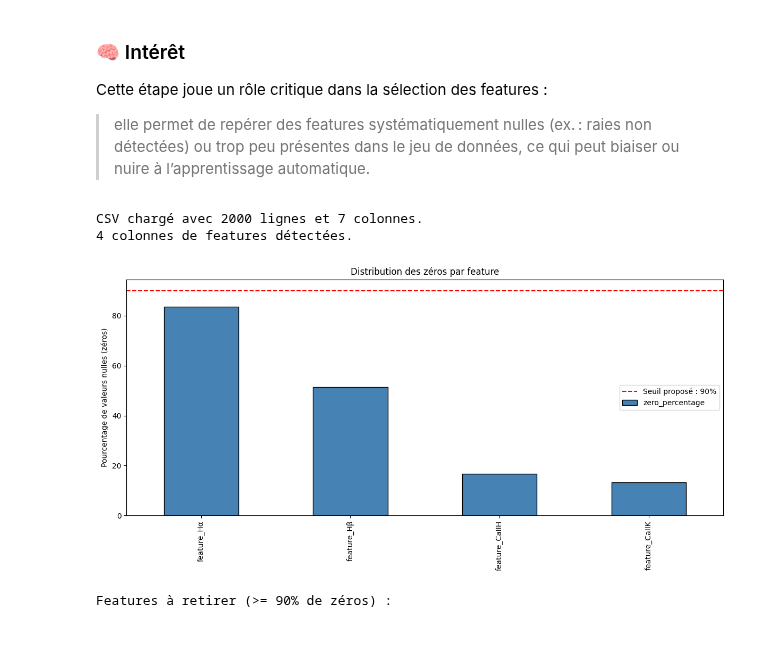
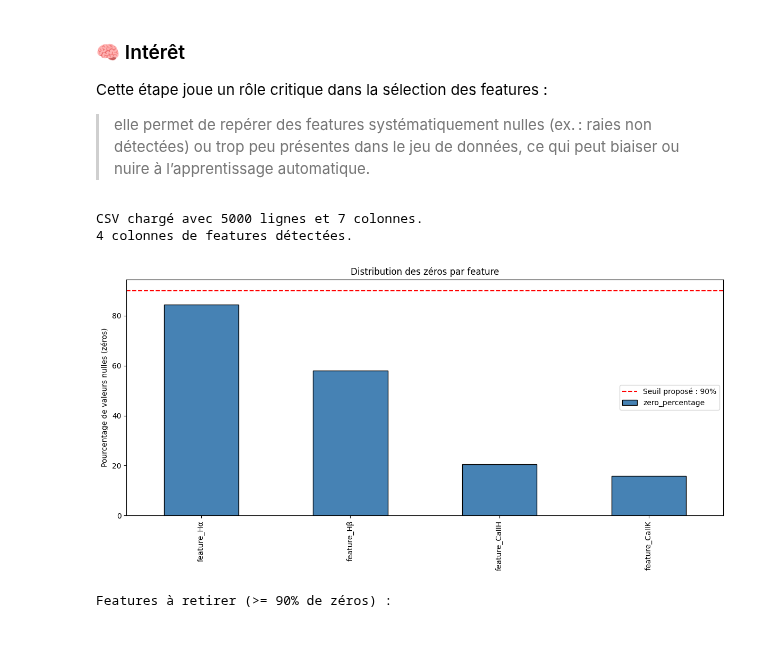
Before and after one commit to PhD-Brown/AstroSpectro, a Jupyter notebook: notebooks/02_tools_and_visuals.ipynb, the cells around one changed output. Cells and saved outputs as stored; diff of their text form; code cells hidden in the pictures.

```diff
--- a/notebooks/02_tools_and_visuals.ipynb
+++ b/notebooks/02_tools_and_visuals.ipynb
@@ -601,7 +588,7 @@ import pandas as pd
 import matplotlib.pyplot as plt
 
 # 1) Charger le CSV de features (remplace le chemin par le tien)
-csv_path = "../data/processed/features_20250712T172022Z.csv"  # <- adapte si besoin
+csv_path = "../data/processed/features_20250722T184152Z.csv"  # <- adapte si besoin
 df = pd.read_csv(csv_path)
 print(f"CSV chargé avec {df.shape[0]} lignes et {df.shape[1]} colonnes.")
 
@@ -610,35 +597,35 @@ feature_cols = [col for col in df.columns if col.startswith("feature_")]
 print(f"{len(feature_cols)} colonnes de features détectées.")
 
 # 3) Calculer pourcentage de zéros par colonne
 zero_stats = {}
 for col in feature_cols:
     zero_count = (df[col] == 0).sum()
     zero_pct = 100 * zero_count / len(df)
     zero_stats[col] = zero_pct
 
 # Convertir en DataFrame trié pour analyse
 zero_df = pd.DataFrame.from_dict(zero_stats, orient="index", columns=["zero_percentage"]).sort_values("zero_percentage", ascending=False)
 
 # 4) Visualiser la distribution des pourcentages de zéros
 plt.figure(figsize=(12, 6))
 zero_df["zero_percentage"].plot(kind="bar", color="steelblue", edgecolor="black")
 plt.axhline(90, color="red", linestyle="--", label="Seuil proposé : 90%")
 plt.ylabel("Pourcentage de valeurs nulles (zéros)")
 plt.title("Distribution des zéros par feature")
 plt.legend()
 plt.tight_layout()
 plt.show()
 
 # 5) Lister les features dépassant le seuil proposé (90%)
 threshold = 90
 to_remove = zero_df[zero_df["zero_percentage"] >= threshold].index.tolist()
 print(f"\nFeatures à retirer (>= {threshold}% de zéros) :")
 for f in to_remove:
     print(f"  - {f}")
 # %% [output]
-CSV chargé avec 2000 lignes et 7 colonnes.
+CSV chargé avec 5000 lignes et 7 colonnes.
 4 colonnes de features détectées.
-[figure, old version]
+[figure, new version]
 Features à retirer (>= 90% de zéros) :
 # %% [markdown]
 #
```
Also changed, not shown: parts of 6 cells of this notebook, 6 other files.
